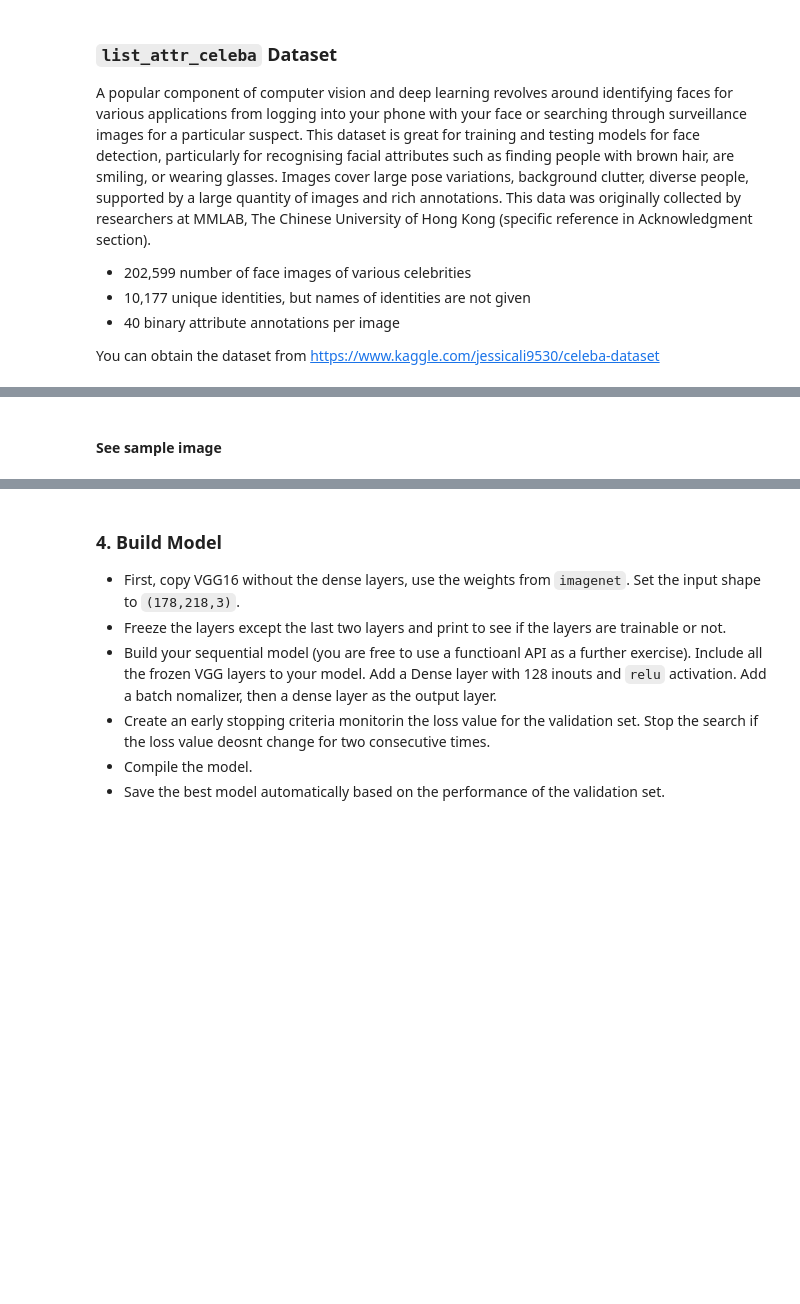
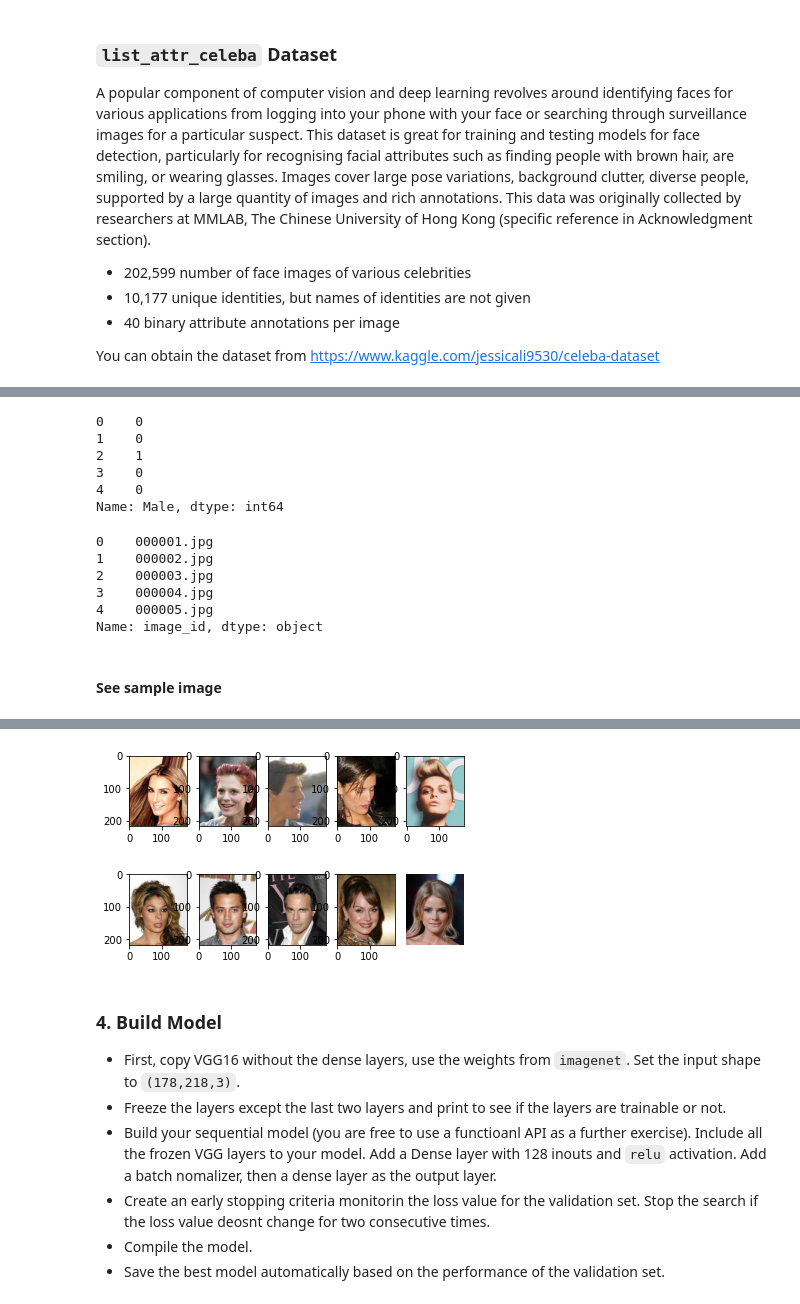
Before and after one commit to arame/DogCatClassificationwithVGG16, a Jupyter notebook: 7-GenderIDTransfLearn.ipynb, the cells around one changed output, grey strips where cells are left out. Cells and saved outputs as stored; diff of their text form; code cells hidden in the pictures; blank space fills up the shorter version.

Commit message:
Use VGG16 model on the celebrity dataset.

```diff
--- a/7-GenderIDTransfLearn.ipynb
+++ b/7-GenderIDTransfLearn.ipynb
@@ -31,9 +46,6 @@ Using TensorFlow backend.
 # %%
-mypath='/Users/gceran/Google Drive/Courses/MagniMind/Mentorship Program/DL-MentorProgram/DL_Mentor_Week2/Class 1'
-print(os.listdir(mypath))
-
-df=pd.read_csv(mypath+'/list_attr_celeba.csv')
-
-df.head()
-df.columns.values
+#mypath='/Users/gceran/Google Drive/Courses/MagniMind/Mentorship Program/DL-MentorProgram/DL_Mentor_Week2/Class 1'
+print(os.listdir(data_folder))
+df_celeb=pd.read_csv(os.path.join(data_folder,'list_attr_celeba.csv'))
+df_celeb.columns.values
 # %% [output]
@@ -51,2 +73,41 @@ array(['image_id', '5_o_Clock_Shadow', 'Arched_Eyebrows', 'Attractive',
+# %%
+df_celeb_image = df_celeb[gl.image_id].copy()
+df_gender = df_celeb[gl.is_male].copy()
+# binary attribute columns contain 1 or -1. We need to replace the -1 with 0
+df_gender.replace(to_replace=-1, value=0, inplace=True)
+df_gender.head()
+# %% [output]
+0    0
+1    0
+2    1
+3    0
+4    0
+Name: Male, dtype: int64
+# %%
+df_celeb_image.head()
+# %% [output]
+0    000001.jpg
+1    000002.jpg
+2    000003.jpg
+3    000004.jpg
+4    000005.jpg
+Name: image_id, dtype: object
 # %% [markdown]
 #### See sample image
+# %%
+
+fig = plt.figure()
+for i, df_row in df_celeb_image.to_frame().iterrows():
+    if i > 9:
+        break
+    j = i + 1
+    ax = fig.add_subplot(2,5,j)
+    image_id = df_row[gl.image_id]
+    logging.info(f"{j} {image_id}")
+    image_path = os.path.join(image_folder, image_id)
+    img = Image.open(image_path)
+    plt.imshow(img)
+
+plt.axis('off')
+plt.show()
+# %% [output]
@@ -53,3 +124,4 @@ array(['image_id', '5_o_Clock_Shadow', 'Arched_Eyebrows', 'Attractive',
+[figure, added]
 # %% [markdown]
 ### 4. Build Model
 
```
Also changed, not shown: parts of 7 cells of this notebook, 4 other files.
